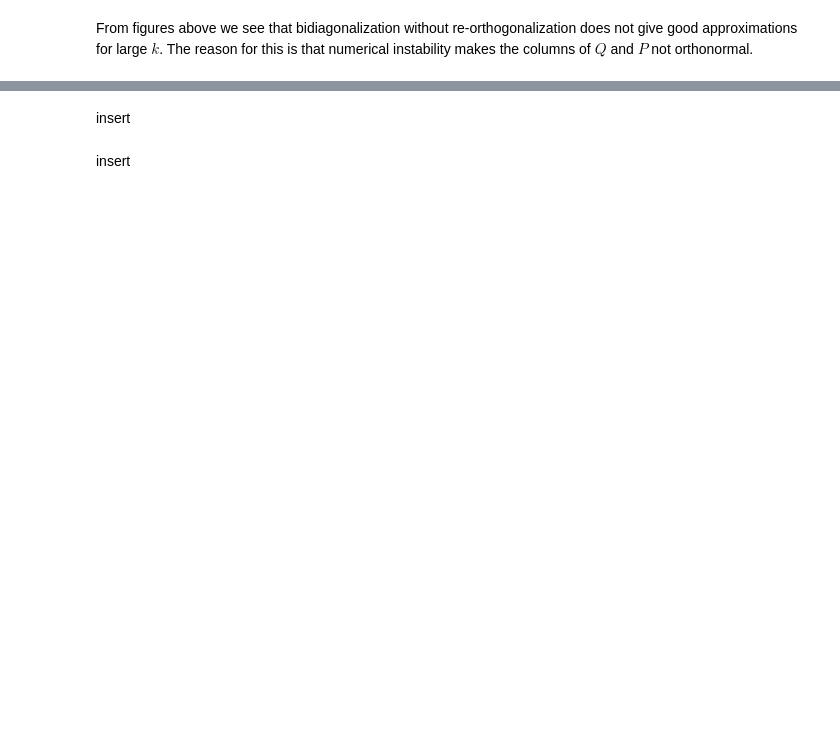
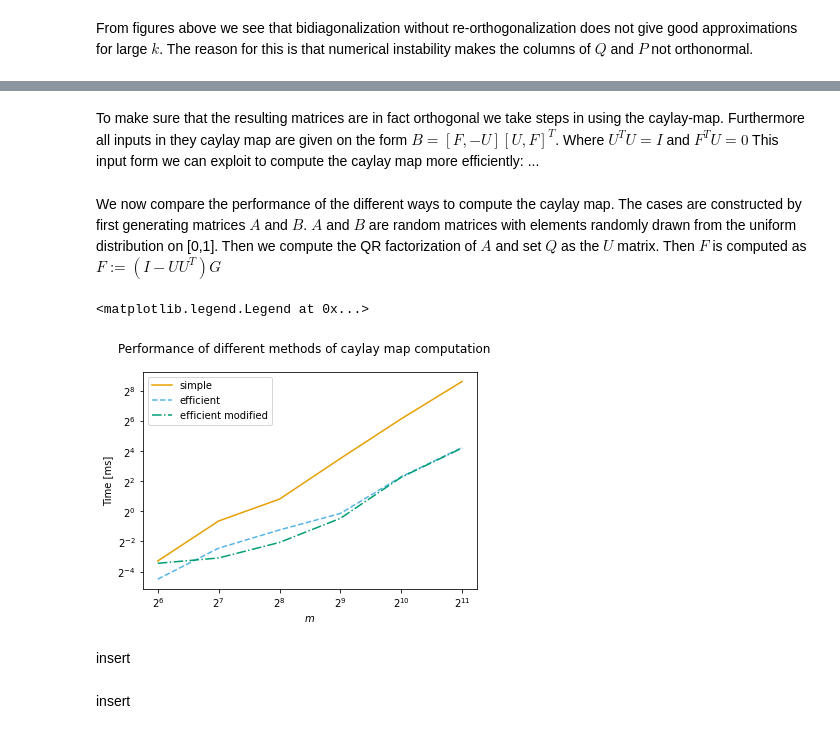
Before and after one commit to alexarntzen/num-linalg, a Jupyter notebook: report/project_part2.ipynb, the cells around one changed output, grey strips where cells are left out. Saved outputs shown, nothing was run; the diff lists cells and outputs as text; code cells hidden in the pictures; blank space fills up the shorter version.

Commit message:
added caylay map computation comparison

```diff
--- a/report/project_part2.ipynb
+++ b/report/project_part2.ipynb
@@ -116,0 +131,6 @@ The reason for this is that numerical instability makes the columns of $Q$ and $
+# %% [markdown]
+To make sure that the resulting matrices are in fact orthogonal we take steps in using the caylay-map.
+Furthermore all inputs in they caylay map are given on the form $B = [F, -U] [U, F]^T$.
+Where $U^TU = I$ and $F^T U=0$
+This input form we can exploit to compute the caylay map more efficiently:
+...
@@ -117,3 +139,35 @@ The reason for this is that numerical instability makes the columns of $Q$ and $
+# %% [markdown]
+We now compare the performance of the different ways to compute the caylay map.
+The cases are constructed by first generating matrices $A$ and $B$.
+$A$ and $B$ are random matrices with elements randomly drawn from the uniform distribution on [0,1].
+Then we compute the QR factorization of $A$ and set $Q$ as the $U$ matrix.
+Then $F$ is computed as $F:=(I - U U^T)G $
+# %%
+from test.test_caylay import get_FUCDB
+
+m_list = [64, 128, 256, 512,1024, 2048]
+
+sample_FUCDB = [get_FUCDB(m, k=int(np.sqrt(m))) for m in m_list]
+sample_FU = [(F, U) for F, U, C, D, B in sample_FUCDB]
+sample_CD = [(C, D) for F, U, C, D, B in sample_FUCDB]
+sample_B = [(B,) for F, U, C, D, B in sample_FUCDB]
+
+time_simple = get_function_timings(cayley_map_simple, sample_B, number=10)
+time_efficient = get_function_timings(cayley_map_efficient, sample_CD, number=10)
+time_plus = get_function_timings(cayley_map_plus, sample_FU, number=10)
+
+fig, ax = plt.subplots()
+fig.suptitle("Performance of different methods of caylay map computation")
+ax.loglog(m_list,time_simple, label="simple", base=2)
+ax.loglog(m_list,time_efficient, label="efficient", base=2)
+ax.loglog(m_list,time_plus, label="efficient modified", base=2)
+
+ax.set_ylabel("Time [ms]")
+ax.set_xlabel("$m$")
+ax.legend()
+# %% [output]
+<matplotlib.legend.Legend at 0x...>
+[figure, added]
 # %% [markdown]
 insert
 # %% [markdown]
```
Also changed, not shown: parts of 10 cells of this notebook, 5 other files.
